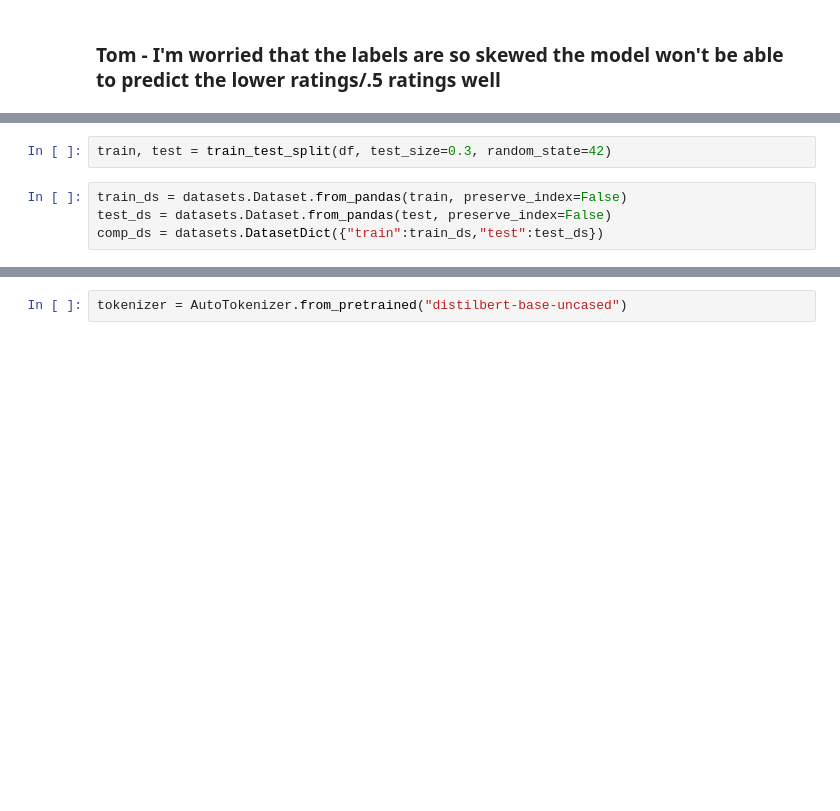
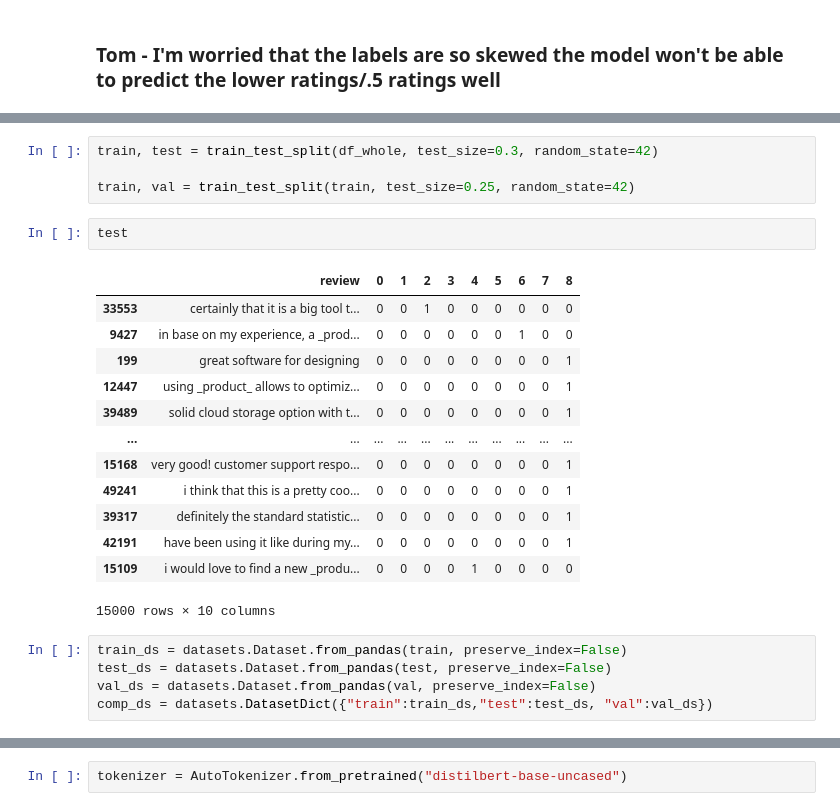
Before and after one commit to SeldonIO/deploy-workshops, a Jupyter notebook: nlp-ratings/nlp-ratings.ipynb, the cells around one changed output, grey strips where cells are left out. Cells and saved outputs as stored; diff of their text form; blank space fills up the shorter version.

```diff
--- a/nlp-ratings/nlp-ratings.ipynb
+++ b/nlp-ratings/nlp-ratings.ipynb
@@ -82,6 +359,25 @@ Name: label, dtype: int64
 # %%
-train, test = train_test_split(df, test_size=0.3, random_state=42)
+train, test = train_test_split(df_whole, test_size=0.3, random_state=42)
+
+train, val = train_test_split(train, test_size=0.25, random_state=42)
+# %%
+test
+# %% [output]
+|  | review | 0 | 1 | 2 | 3 | 4 | 5 | 6 | 7 | 8 |
+| 33553 | certainly that it is a big tool t... | 0 | 0 | 1 | 0 | 0 | 0 | 0 | 0 | 0 |
+| 9427 | in base on my experience, a _prod... | 0 | 0 | 0 | 0 | 0 | 0 | 1 | 0 | 0 |
+| 199 | great software for designing | 0 | 0 | 0 | 0 | 0 | 0 | 0 | 0 | 1 |
+| 12447 | using _product_ allows to optimiz... | 0 | 0 | 0 | 0 | 0 | 0 | 0 | 0 | 1 |
+| 39489 | solid cloud storage option with t... | 0 | 0 | 0 | 0 | 0 | 0 | 0 | 0 | 1 |
+| ... | ... | ... | ... | ... | ... | ... | ... | ... | ... | ... |
+| 15168 | very good! customer support respo... | 0 | 0 | 0 | 0 | 0 | 0 | 0 | 0 | 1 |
+| 49241 | i think that this is a pretty coo... | 0 | 0 | 0 | 0 | 0 | 0 | 0 | 0 | 1 |
+| 39317 | definitely the standard statistic... | 0 | 0 | 0 | 0 | 0 | 0 | 0 | 0 | 1 |
+| 42191 | have been using it like during my... | 0 | 0 | 0 | 0 | 0 | 0 | 0 | 0 | 1 |
+| 15109 | i would love to find a new _produ... | 0 | 0 | 0 | 0 | 1 | 0 | 0 | 0 | 0 |
+15000 rows × 10 columns
 # %%
 train_ds = datasets.Dataset.from_pandas(train, preserve_index=False)
 test_ds = datasets.Dataset.from_pandas(test, preserve_index=False)
-comp_ds = datasets.DatasetDict({"train":train_ds,"test":test_ds})
+val_ds = datasets.Dataset.from_pandas(val, preserve_index=False)
+comp_ds = datasets.DatasetDict({"train":train_ds,"test":test_ds, "val":val_ds})
```
Also changed, not shown: parts of 86 cells of this notebook, 1 other file.
